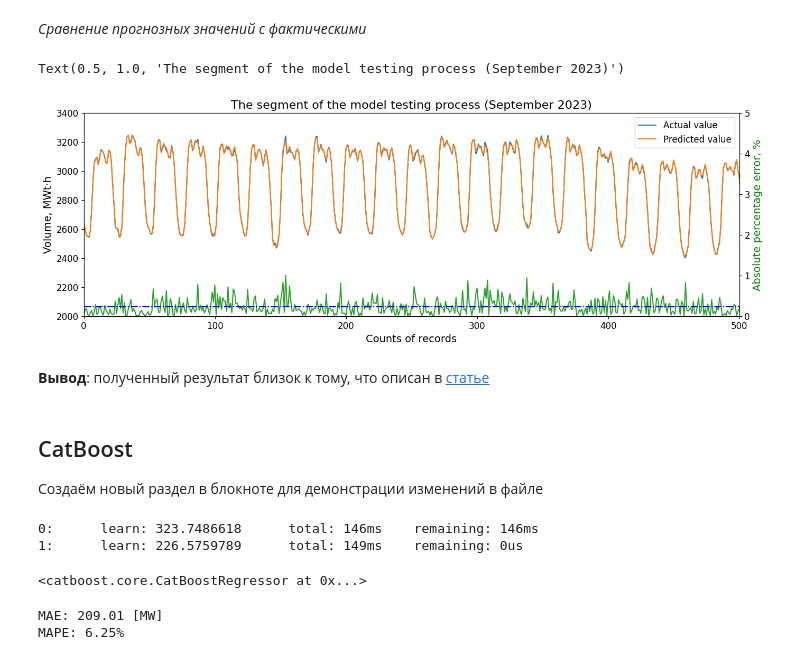
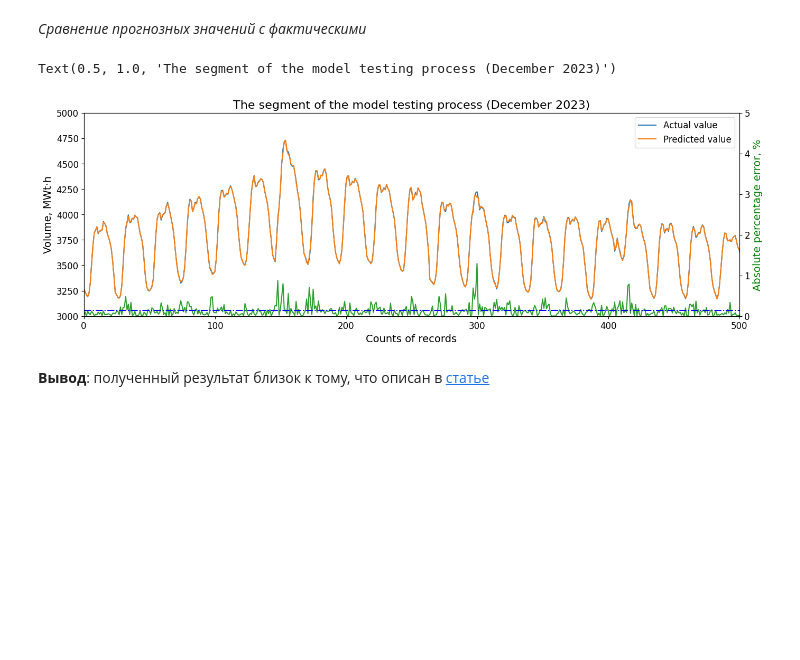
Before and after one commit to caapel/ForecastPowerEnergy, a Jupyter notebook: volume_energy_analisys(2023) XGBoost.ipynb, the cells around one changed output. Saved outputs shown, nothing was run; the diff lists cells and outputs as text; code cells hidden in the pictures; blank space fills up the shorter version.

```diff
--- a/volume_energy_analisys(2023) XGBoost.ipynb
+++ b/volume_energy_analisys(2023) XGBoost.ipynb
@@ -820,60 +565,32 @@ df_month_result
 # %% [markdown]
 *Сравнение прогнозных значений с фактическими*
 # %%
-df_sept = df_boost_test[df_boost_test['Month'] == 9]
+df_sept = df_boost_test[df_boost_test['Month'] == 12]
 df_sept.insert(df_sept.shape[1], 'MAPE', MAPE(df_sept['Predicted'], df_sept['Volume'])*100)
 df_sept.reset_index(drop=True, inplace=True)
 
 fig, df_volume = plt.subplots(figsize=(16,5))
 df_error = df_volume.twinx()
 
 df_volume.plot(df_sept['Volume'], label='Actual value')
 df_volume.plot(df_sept['Predicted'], label='Predicted value')
 df_error.plot(df_sept['Error'], label='Error, %', color='#2ca02c')
 df_error.plot(df_sept['MAPE'], '-.b')
 
 plt.rcParams['font.size'] = '12'
 
 df_volume.legend(loc='upper right')
 df_volume.set_xlim(0, 500)
-df_volume.set_ylim(2000, 3400)
+df_volume.set_ylim(3000, 5000)
 df_volume.set_ylabel('Volume, MWt·h', fontsize = 14)
 df_volume.set_xlabel('Counts of records', fontsize = 14)
 
 df_error.set_ylim(0, 5)
 df_error.set_ylabel('Absolute percentage error, %', fontsize = 14, color='g')
 
-plt.title('The segment of the model testing process (September 2023)', fontsize = 16)
+plt.title('The segment of the model testing process (December 2023)', fontsize = 16)
 # %% [output]
-Text(0.5, 1.0, 'The segment of the model testing process (September 2023)')
+Text(0.5, 1.0, 'The segment of the model testing process (December 2023)')
-[figure, old version]
+[figure, new version]
 # %% [markdown]
 **Вывод**: полученный результат близок к тому, что описан в [статье](https://www.mdpi.com/2411-5134/8/5/114)
-# %% [markdown]
-## CatBoost
-Создаём новый раздел в блокноте для демонстрации изменений в файле
-# %%
-from catboost import CatBoostRegressor
-
-df_boost_train = df_train.copy()  # формируем обучающий датафрейм
-df_boost_test = df_test.copy()  # формируем тестовый датафрейм
-
-# обучаем модель
-model = CatBoostRegressor(iterations=2,
-                          learning_rate=1,
-                          depth=2)
-model.fit(df_boost_train[['Year', 'Month', 'Day', 'Hour', 'Weekday']].values.reshape(-1, 5), y = df_boost_train['Volume'].values)
-# %% [output]
-0:      learn: 323.7486618      total: 146ms    remaining: 146ms
-1:      learn: 226.5759789      total: 149ms    remaining: 0us
-<catboost.core.CatBoostRegressor at 0x...>
-# %%
-# Прогнозитруем объёмы потребления электроэнергии в Татарстане в 2023 году
-df_boost_test['Predicted'] = model.predict(df_boost_test[['Year', 'Month', 'Day', 'Hour', 'Weekday']].values.reshape(-1, 5))
-
-# Метрики качества прогноза
-print('MAE:', f"{MAE(df_boost_test['Predicted'], df_boost_test['Volume']):.2f} [MW]",
-      '\nMAPE:', f"{MAPE(df_boost_test['Predicted'], df_boost_test['Volume']):.2%}")
-# %% [output]
-MAE: 209.01 [MW]
-MAPE: 6.25%
```
Also changed, not shown: parts of 28 cells of this notebook.
